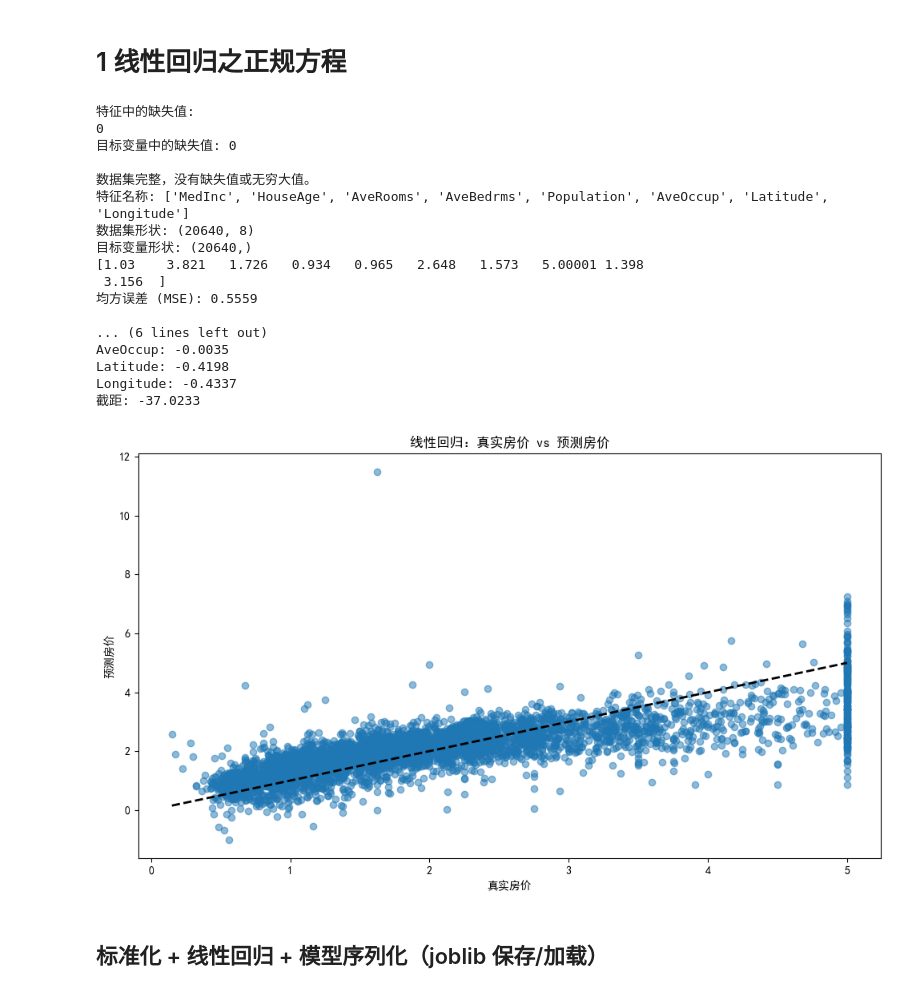
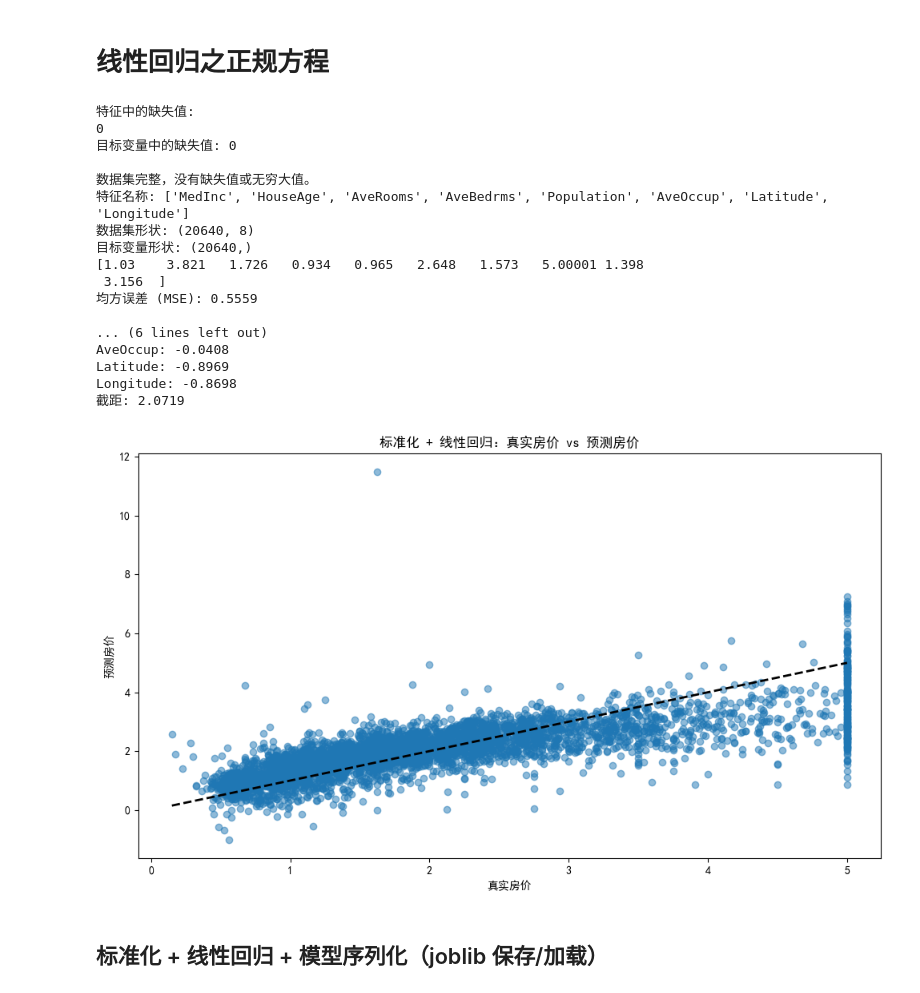
Before and after one commit to lisirui-ai/MachineLearning, a Jupyter notebook: 3、regression_algorithm.ipynb, the cells around one changed output. Drawn from its saved outputs; the diff is of its cells as text; code cells hidden in the pictures.

```diff
--- a/3、regression_algorithm.ipynb
+++ b/3、regression_algorithm.ipynb
@@ -1,5 +1,5 @@
 # %% [markdown]
-# 1 线性回归之正规方程
+# 线性回归之正规方程
 # %%
 # 线性回归（正规方程/SVD）：加利福尼亚房价预测基线模型
 
@@ -10,9 +10,17 @@ from sklearn.datasets import fetch_california_housing  # 加载加利福尼亚
 from sklearn.model_selection import train_test_split   # 将数据集随机划分为训练集和测试集
 from sklearn.linear_model import LinearRegression      # 普通最小二乘线性回归；内部使用正规方程或 SVD 求解
 from sklearn.metrics import mean_squared_error, r2_score  # MSE：均方误差；R²：决定系数
+from sklearn.preprocessing import StandardScaler  # 导入标准化工具
 
 # ── 1. 加载数据集 ─────────────────────────────────────────────────────
 housing = fetch_california_housing(data_home='./data')  # 返回 Bunch 对象；data_home 指定本地缓存目录
+# Bunch对象是类似字典的对象，常见属性有：
+# housing.data: 特征矩阵（ndarray），每行一个样本，每列一个特征
+# housing.target: 目标变量（ndarray），即房价中位数
+# housing.feature_names: 特征名称（list），如 'MedInc', 'HouseAge' 等
+# housing.DESCR: 数据集描述信息（str）
+# housing.filename: 本地缓存的文件路径
+# housing.frame: 数据表（DataFrame），有些数据集附带此属性（本例不保证一定有）
 X = housing.data    # 特征矩阵；类型 ndarray，形状 (20640, 8)
 y = housing.target  # 目标变量（房价中位数，单位：10 万美元）；类型 ndarray，形状 (20640,)
 
@@ -29,61 +37,66 @@ if missing_values.sum() == 0 and missing_target == 0:    # 判断特征和目标
 else:                                                      # 存在缺失值则进入此分支
     print('\n数据集存在缺失值或无穷大值，需要进行数据清洗。')  # 提示需要数据清洗
 
 # ── 3. 基本信息打印 ───────────────────────────────────────────────────
 print('特征名称:', housing.feature_names)  # list[str]，包含 8 个特征名（MedInc, HouseAge 等）
 print('数据集形状:', X.shape)              # 应输出 (20640, 8)；行=样本数，列=特征数
 print('目标变量形状:', y.shape)            # 应输出 (20640,)
 
 # ── 4. 划分训练集 / 测试集 ────────────────────────────────────────────
 # test_size=0.2 表示 20% 作为测试集；random_state 固定随机种子保证可复现
 X_train, X_test, y_train, y_test = train_test_split(X, y, test_size=0.2, random_state=42)  # 返回 4 个 ndarray
 print(y_train[:10])  # 打印前 10 个训练标签，快速确认数据值域
 
-# ── 5. 初始化并训练模型 ───────────────────────────────────────────────
-lr_model = LinearRegression()      # 初始化线性回归；拟合后 coef_ 形状 (8,)，intercept_ 为标量
-lr_model.fit(X_train, y_train)     # 使用正规方程/SVD 最小化 MSE；返回已拟合的模型自身
+# ── 5. 特征标准化 ───────────────────────────────────────────────
+scaler = StandardScaler()                                  # 初始化标准化器
+X_train_std = scaler.fit_transform(X_train)                # 用训练集拟合并标准化
+X_test_std = scaler.transform(X_test)                      # 用同一参数变换测试集，防止数据泄漏
 
-# ── 6. 预测与误差计算 ─────────────────────────────────────────────────
-y_pred = lr_model.predict(X_test)         # 对测试集做线性预测；返回 ndarray，形状 (len(y_test),)
-mse = mean_squared_error(y_test, y_pred)  # 均方误差 = Σ(y_pred - y_true)² / n；越小越好；返回 float
-print(f'均方误差 (MSE): {mse:.4f}')        # 打印 MSE，保留 4 位小数
+# ── 6. 初始化并训练模型 ─────────────────────────────────────────
+lr_model = LinearRegression()                              # 初始化线性回归；拟合后 coef_ 形状 (8,)，intercept_ 为标量
+lr_model.fit(X_train_std, y_train)                         # 在标准化后的特征空间中训练
 
-# ── 7. 打印回归系数 ───────────────────────────────────────────────────
-print('\n模型回归系数:')                                               # 打印标题
-for name, coef in zip(housing.feature_names, lr_model.coef_):      # zip 将特征名与对应系数一一配对
-    print(f'{name}: {coef:.4f}')                                    # 该特征每增加 1 单位，预测房价变化 coef 单位
-print(f'截距: {lr_model.intercept_:.4f}')  # 所有特征为 0 时的预测基线值；标量 float
+# ── 7. 预测与误差计算 ─────────────────────────────────────────
+y_pred = lr_model.predict(X_test_std)                      # 用标准化后的测试集特征做预测
+mse = mean_squared_error(y_test, y_pred)                   # 均方误差 = Σ(y_pred - y_true)² / n
+print(f'均方误差 (MSE): {mse:.4f}')                        # 打印 MSE，保留 4 位小数
 
-# ── 8. 可视化：真实值 vs 预测值 ───────────────────────────────────────
-plt.figure(figsize=(10, 6))                                    # 创建图窗，宽 10 英寸、高 6 英寸
-plt.rcParams['font.sans-serif'] = ['SimHei']                   # 设置中文字体（黑体），避免中文乱码
-plt.rcParams['axes.unicode_minus'] = False                     # 禁用 unicode 负号，防止负号显示为方框
-plt.scatter(y_test, y_pred, alpha=0.5)                         # 散点图；横轴=真实房价，纵轴=预测房价
-plt.plot([y.min(), y.max()], [y.min(), y.max()], 'k--', lw=2)  # 绘制 y=x 理想参考线；完美预测时散点在此线上
-plt.xlabel('真实房价')                                          # x 轴标签
-plt.ylabel('预测房价')                                          # y 轴标签
-plt.title('线性回归：真实房价 vs 预测房价')                      # 图标题
-plt.tight_layout()                                             # 自动调整子图参数，防止标签被裁剪
-plt.show()                                                     # 渲染并显示图像
+# ── 8. 打印回归系数 ─────────────────────────────────────────
+print('\n模型回归系数:')                                   # 打印标题
+for name, coef in zip(housing.feature_names, lr_model.coef_):
+    print(f'{name}: {coef:.4f}')                           # 标准化特征下每增加 1 单位，预测房价的变化量
+print(f'截距: {lr_model.intercept_:.4f}')                  # 截距项
+
+# ── 9. 可视化：真实值 vs 预测值 ─────────────────────────────
+plt.figure(figsize=(10, 6))                                # 创建图窗
+plt.rcParams['font.sans-serif'] = ['SimHei']               # 设置中文字体
+plt.rcParams['axes.unicode_minus'] = False                 # 修正负号显示
+plt.scatter(y_test, y_pred, alpha=0.5)                     # 散点图
+plt.plot([y.min(), y.max()], [y.min(), y.max()], 'k--', lw=2)  # 理想参考线
+plt.xlabel('真实房价')
+plt.ylabel('预测房价')
+plt.title('标准化 + 线性回归：真实房价 vs 预测房价')
+plt.tight_layout()
+plt.show()
 # %% [output]
 特征中的缺失值:
 0
 目标变量中的缺失值: 0
 
 数据集完整，没有缺失值或无穷大值。
 特征名称: ['MedInc', 'HouseAge', 'AveRooms', 'AveBedrms', 'Population', 'AveOccup', 'Latitude', 'Longitude']
 数据集形状: (20640, 8)
 目标变量形状: (20640,)
 [1.03    3.821   1.726   0.934   0.965   2.648   1.573   5.00001 1.398
  3.156  ]
 均方误差 (MSE): 0.5559
 
 ... (6 lines left out)
-AveOccup: -0.0035
-Latitude: -0.4198
-Longitude: -0.4337
-截距: -37.0233
+AveOccup: -0.0408
+Latitude: -0.8969
+Longitude: -0.8698
+截距: 2.0719
-[figure, old version]
+[figure, new version]
 # %% [markdown]
 ## 标准化 + 线性回归 + 模型序列化（joblib 保存/加载）
 # %%
```
Also changed, not shown: parts of 6 cells of this notebook, 1 other file.
